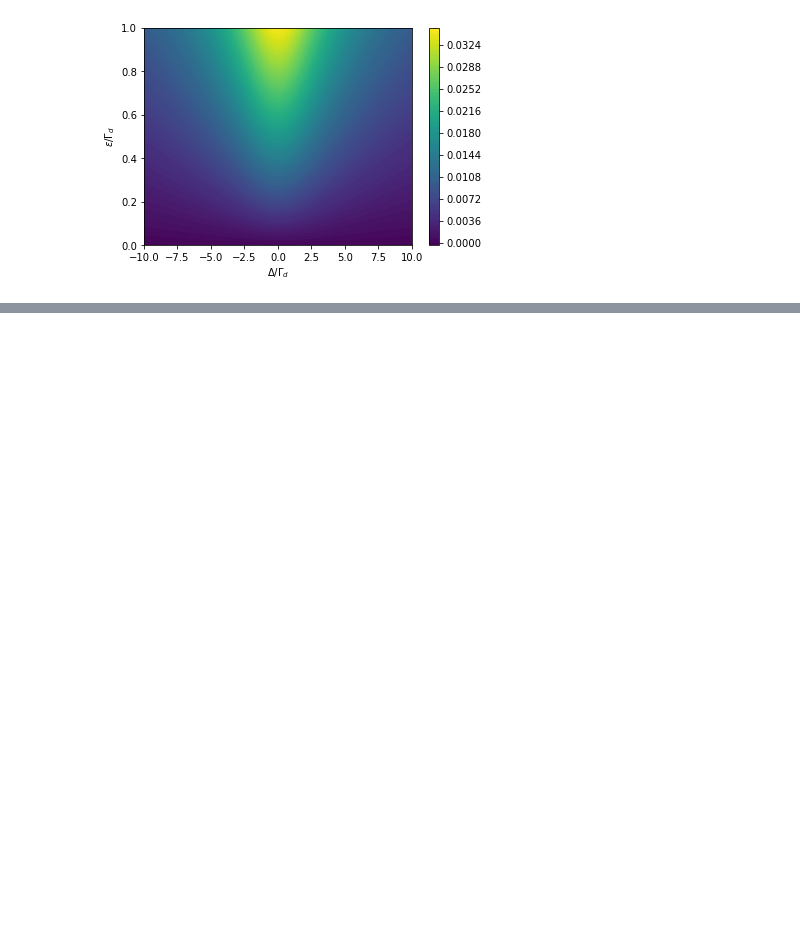
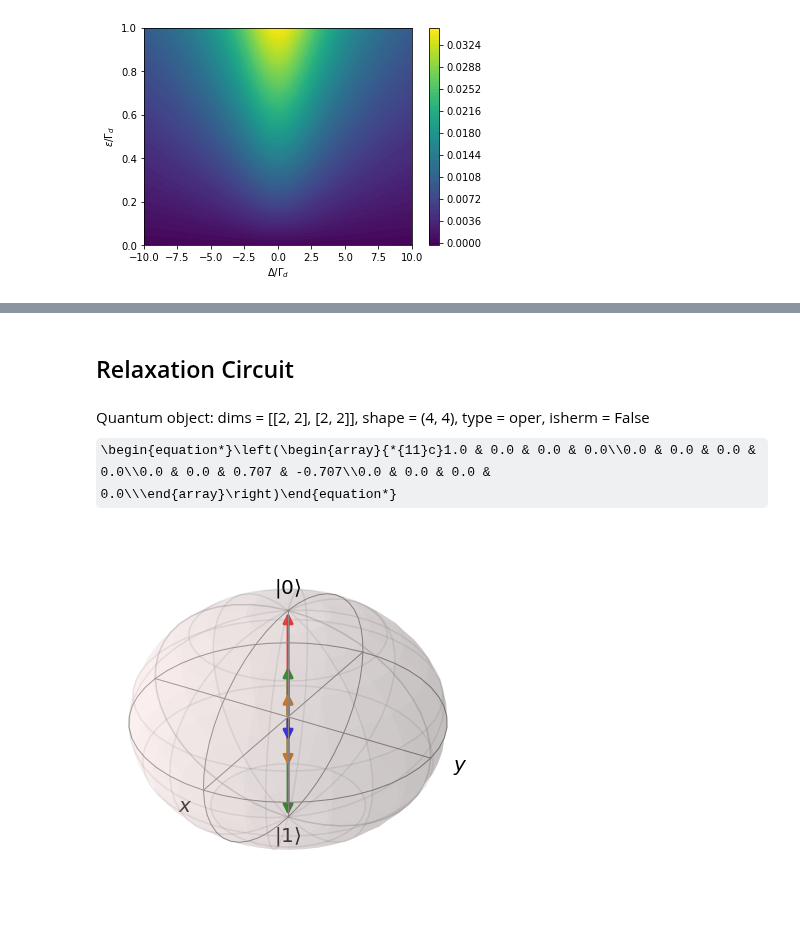
Before and after one commit to OliverDudgeon/QSync, a Jupyter notebook: qubit-sync.ipynb, the cells around one changed output, grey strips where cells are left out. Cells and saved outputs as stored; diff of their text form; code cells hidden in the pictures; some formulas as TeX source; blank space fills up the shorter version.

Commit message:
Add first attempt at dissipative gate dynamics

```diff
--- a/qubit-sync.ipynb
+++ b/qubit-sync.ipynb
@@ -129,0 +157,37 @@ fig.colorbar(cquad)
+# %%
+def MEASURE(state):
+    return basis(2, state) * basis(2, state).dag()
+# %% [markdown]
+## Relaxation Circuit
+# %%
+Gamma = 1
+dt = 0.5
+theta = 2*np.arcsin(np.sqrt(Gamma * dt))
+# %%
+qc = QubitCircuit(2, user_gates={"U3": U3, "CU3": CU3, "MEASURE": MEASURE})
+
+qc.add_gate("CU3", arg_value=[theta, 0, 0])
+qc.add_gate("CNOT", targets=[0], controls=[1])
+qc.add_gate("MEASURE", arg_value=0, targets=[1])
+
+p = qc.propagators()
+
+D = gate_sequence_product(p)
+# %%
+D
+# %% [output]
+Quantum object: dims = [[2, 2], [2, 2]], shape = (4, 4), type = oper, isherm = False\begin{equation*}\left(\begin{array}{*{11}c}1.0 & 0.0 & 0.0 & 0.0\\0.0 & 0.0 & 0.0 & 0.0\\0.0 & 0.0 & 0.707 & -0.707\\0.0 & 0.0 & 0.0 & 0.0\\\end{array}\right)\end{equation*}
+# %%
+target_qubit = basis(2, 1)
+anch_qubit = basis(2, 0)
+
+state = tensor(target_qubit, anch_qubit)
+# %%
+b = Bloch()
+
+b.add_states([state.ptrace(0), (D * state).ptrace(0), (D ** 2 * state).ptrace(0)])
+b.add_states([state.ptrace(1), (D * state).ptrace(1), (D ** 2 * state).ptrace(1)])
+
+b.show()
+# %% [output]
+[figure, added]
```
Also changed, not shown: parts of 6 cells of this notebook.
